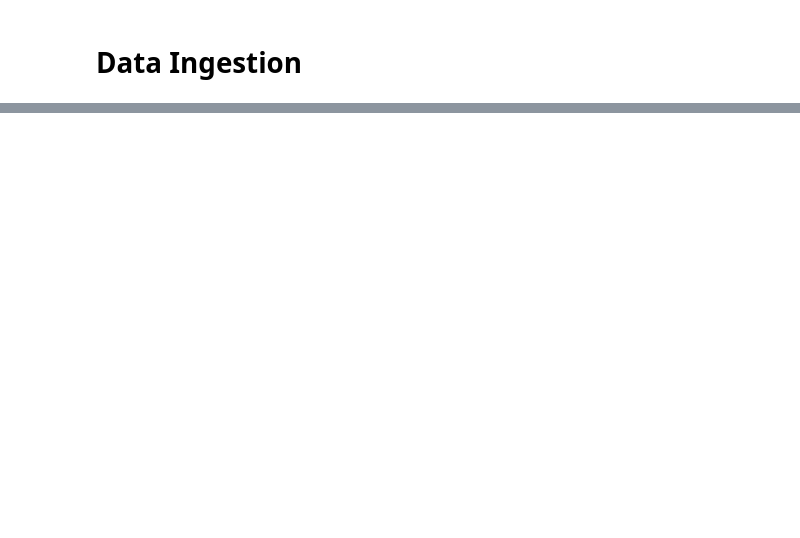
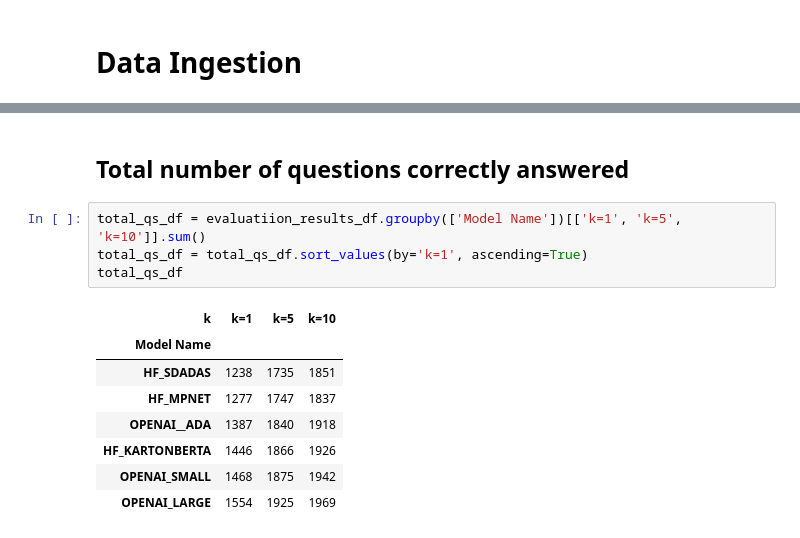
Before and after one commit to AndreyProfDev/articles_materials, a Jupyter notebook: src/run_comparison.ipynb, the cells around one changed output, grey strips where cells are left out. Saved outputs shown, nothing was run; the diff lists cells and outputs as text; blank space fills up the shorter version.

```diff
--- a/src/run_comparison.ipynb
+++ b/src/run_comparison.ipynb
@@ -166,0 +273,15 @@ answer
+# %% [markdown]
+## Total number of questions correctly answered
+# %%
+total_qs_df = evaluatiion_results_df.groupby(['Model Name'])[['k=1', 'k=5', 'k=10']].sum()
+total_qs_df = total_qs_df.sort_values(by='k=1', ascending=True)
+total_qs_df
+# %% [output]
+| k | k=1 | k=5 | k=10 |
+| Model Name |  |  |  |
+| HF_SDADAS | 1238 | 1735 | 1851 |
+| HF_MPNET | 1277 | 1747 | 1837 |
+| OPENAI__ADA | 1387 | 1840 | 1918 |
+| HF_KARTONBERTA | 1446 | 1866 | 1926 |
+| OPENAI_SMALL | 1468 | 1875 | 1942 |
+| OPENAI_LARGE | 1554 | 1925 | 1969 |
```
Also changed, not shown: parts of 31 cells of this notebook, 4 other files.
